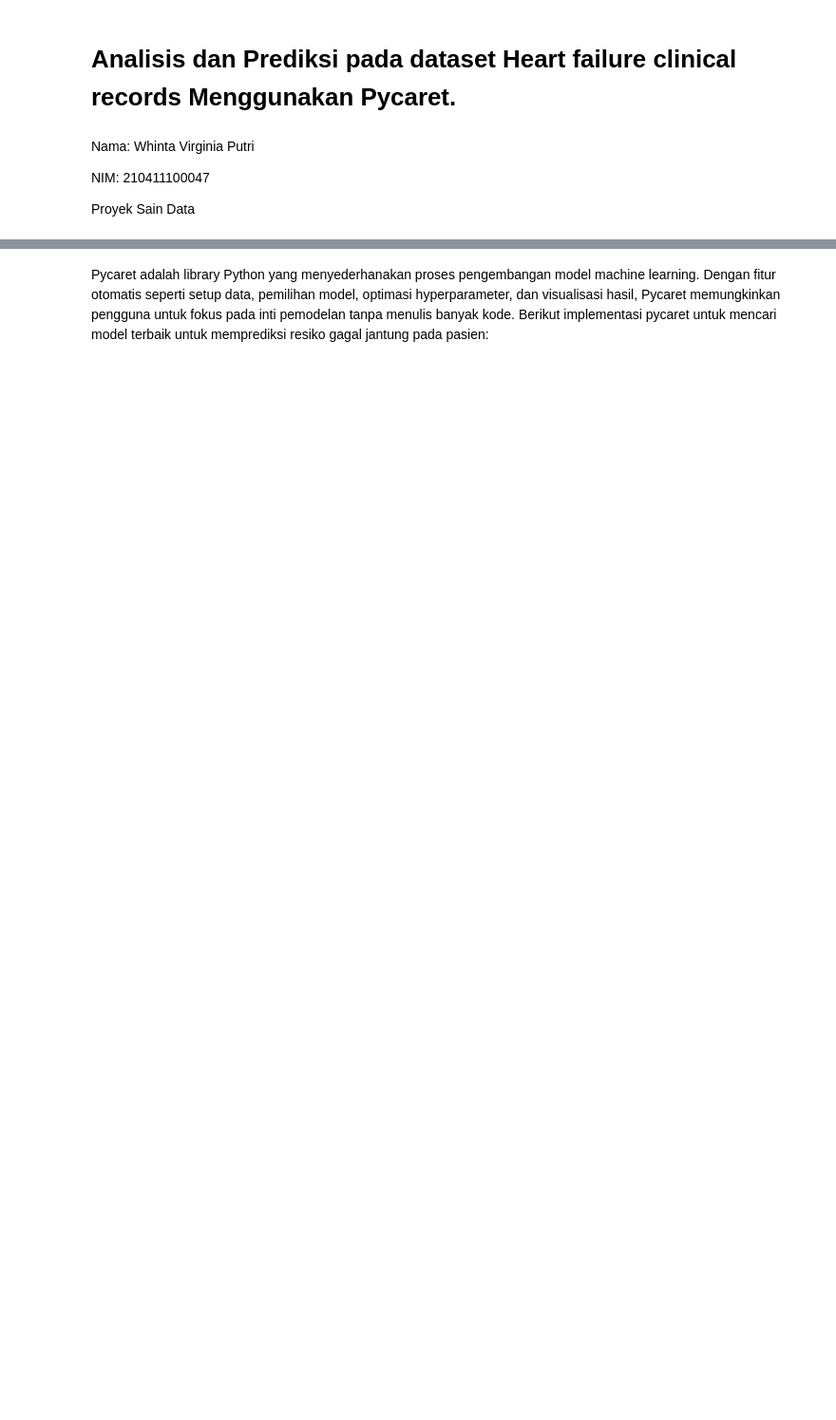
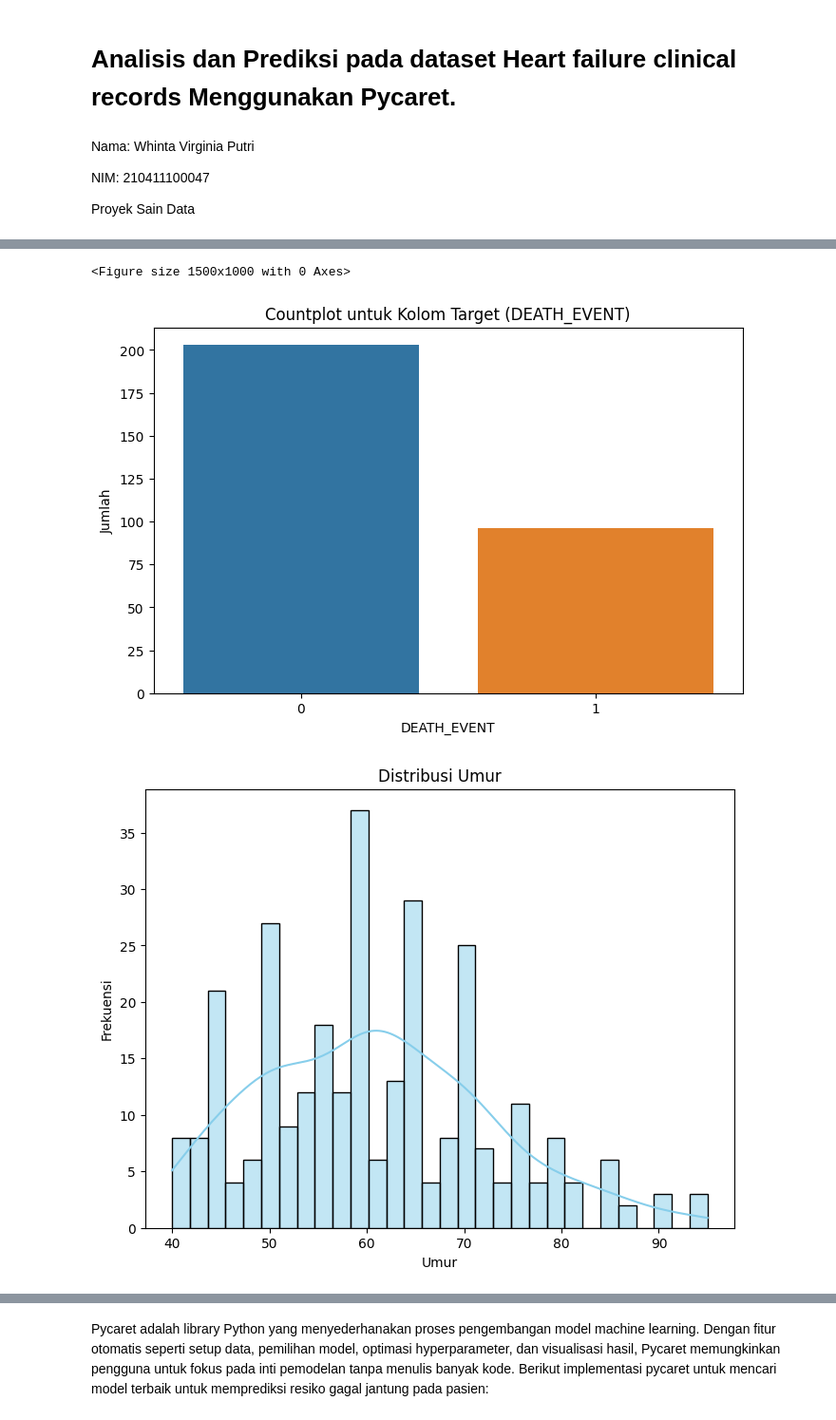
Before and after one commit to whintaaa/prosaindata, a Jupyter notebook: _sources/210411100047_PSD_prediksi pycaret.ipynb, the cells around one changed output, grey strips where cells are left out. Shown at 95% size. Saved outputs shown, nothing was run; the diff lists cells and outputs as text; code cells hidden in the pictures; blank space fills up the shorter version.

```diff
--- a/_sources/210411100047_PSD_prediksi pycaret.ipynb
+++ b/_sources/210411100047_PSD_prediksi pycaret.ipynb
@@ -53,0 +108,76 @@ Jika "death event" memiliki nilai True, ini berarti bahwa pasien tersebut mengal
+# %%
+import pandas as pd
+import matplotlib.pyplot as plt
+import seaborn as sns
+
+# Baca data dari URL CSV
+url = "https://raw.githubusercontent.com/whintaaa/datapsd/main/heart_failure_clinical_records_dataset.csv"
+data = pd.read_csv(url)
+
+
+# Informasi Umum tentang Dataset
+info = data.info()
+
+# Statistik Deskriptif untuk Kolom-Kolom Numerik
+describe = data.describe()
+
+# Jumlah Nilai yang Hilang untuk Setiap Kolom
+missing_values = data.isnull().sum()
+
+# Beberapa Baris Pertama dari Dataset
+head = data.head()
+
+# Jumlah Unik untuk Kolom Target (DEATH_EVENT)
+target_counts = data['DEATH_EVENT'].value_counts()
+
+# Korelasi Antar Kolom Numerik
+correlation_matrix = data.corr()
+
+# Distribusi Umur (Age)
+age_distribution = data['age'].value_counts()
+
+# Visualisasi Data
+plt.figure(figsize=(15, 10))
+
+# Countplot untuk Kolom Target (DEATH_EVENT)
+plt.figure(figsize=(8, 5))
+sns.countplot(x='DEATH_EVENT', data=data)
+plt.title('Countplot untuk Kolom Target (DEATH_EVENT)')
+plt.xlabel('DEATH_EVENT')
+plt.ylabel('Jumlah')
+plt.show()
+
+# Grafik distribusi umur (Age)
+plt.figure(figsize=(8, 6))
+sns.histplot(data['age'], bins=30, kde=True, color='skyblue')
+plt.title('Distribusi Umur')
+plt.xlabel('Umur')
+plt.ylabel('Frekuensi')
+plt.show()
+
+# Grafik korelasi antara umur (Age) dan kadar serum kreatinin (Serum Creatinine)
+plt.figure(figsize=(8, 6))
+sns.scatterplot(x='age', y='serum_creatinine', data=data, hue='sex', palette='viridis')
+plt.title('Korelasi Umur dan Kadar Serum Kreatinin')
+plt.xlabel('Umur')
+plt.ylabel('Kadar Serum Kreatinin')
+plt.legend(title='Jenis Kelamin', loc='upper right', labels=['Female', 'Male'])
+plt.show()
+
+# Contoh menampilkan hasil
+print("Informasi Umum tentang Dataset:")
+print(info)
+
+print("\nJumlah Nilai yang Hilang:")
+print(missing_values)
+
+print("\nJumlah data untuk Kolom Target (DEATH_EVENT):")
+print(target_counts)
+
+# Statistik deskriptif
+statistics = data.describe()
+
+# Menampilkan hasil
+print("\nStatistik Deskriptif:")
+print(statistics)
+# %% [output]
@@ -53,0 +204,3 @@ Jika "death event" memiliki nilai True, ini berarti bahwa pasien tersebut mengal
+<Figure size 1500x1000 with 0 Axes>
+[figure, added]
+[figure, added]
```
Also changed, not shown: parts of 30 cells of this notebook, 14 other files.
